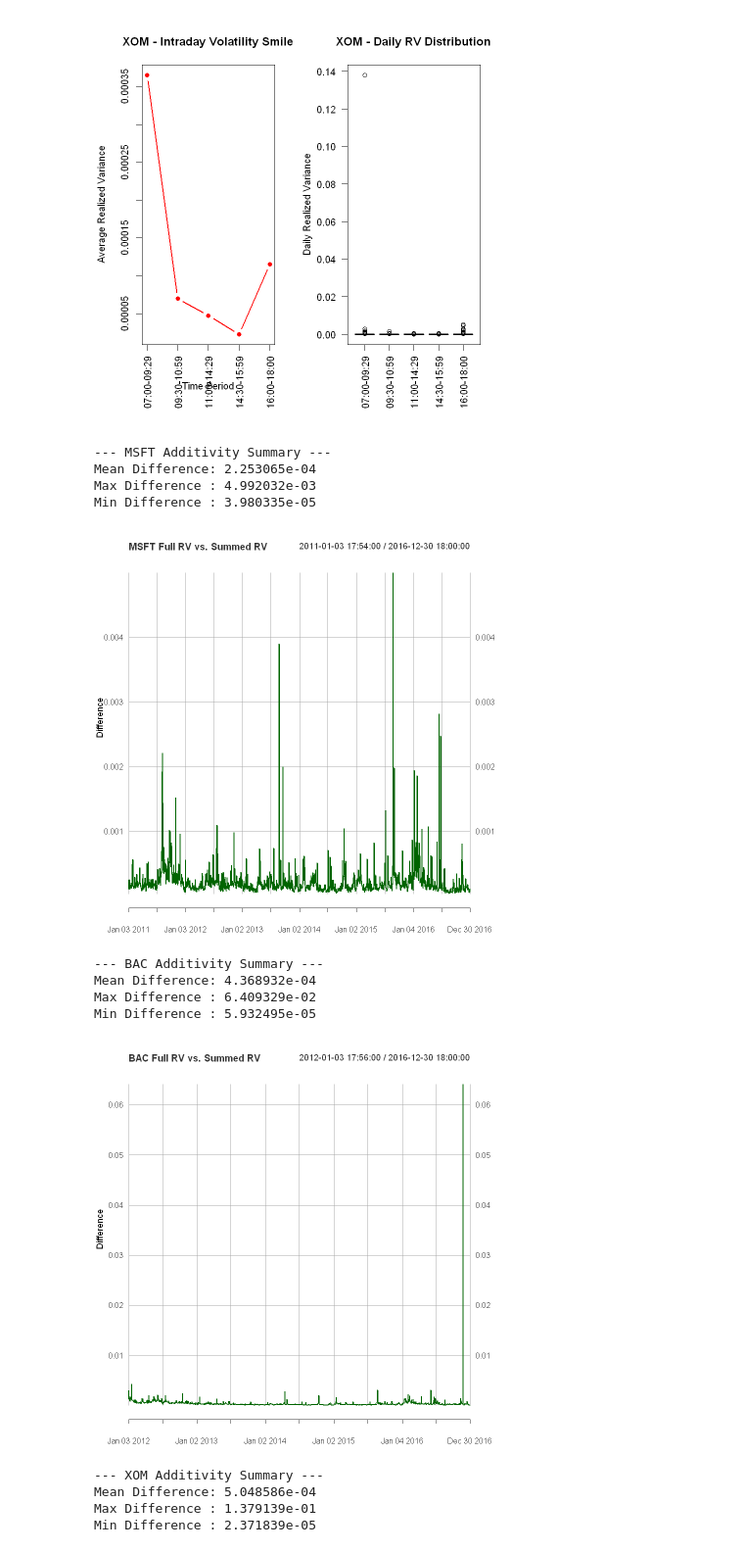
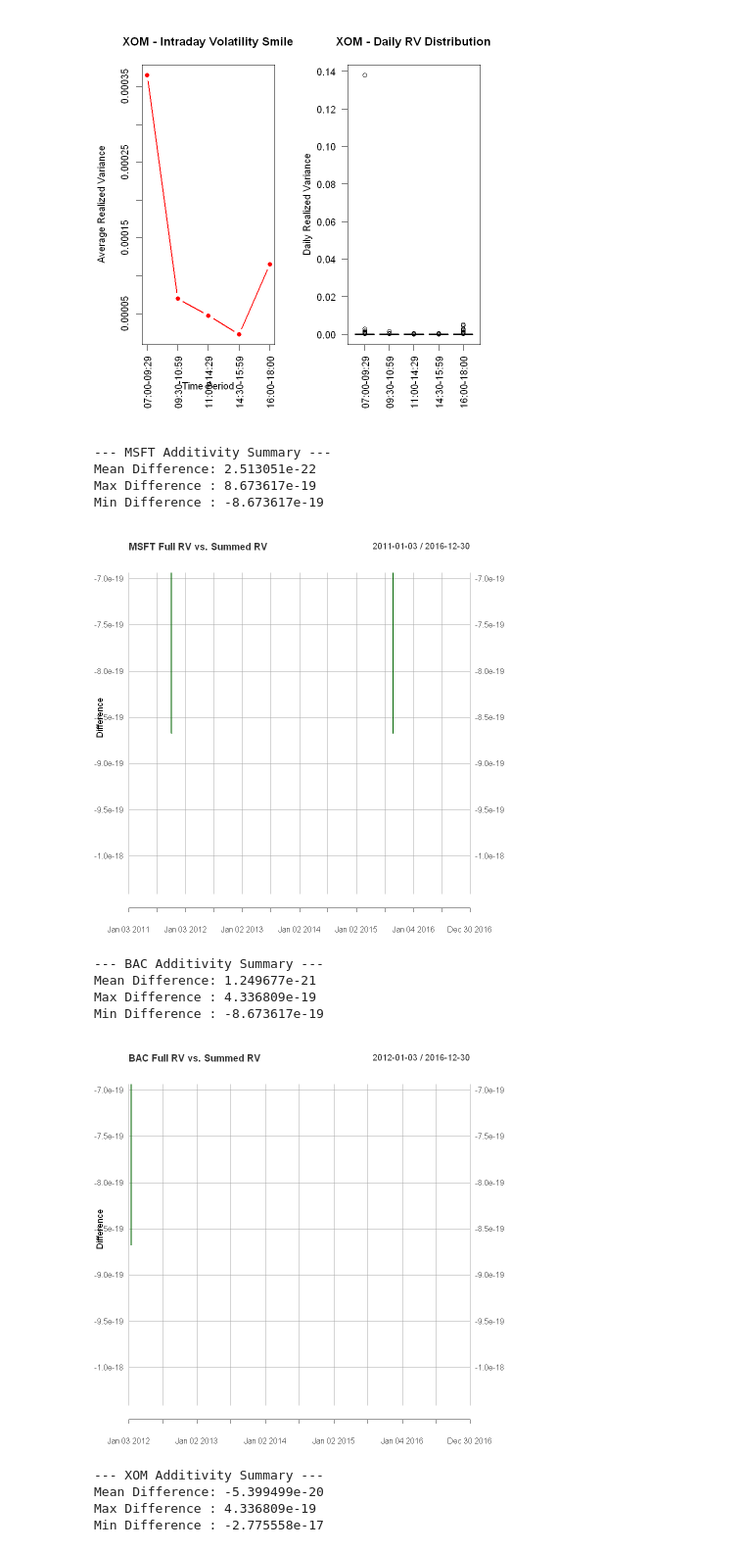
Before and after one commit to ahojdobryden/FiCox, a Jupyter notebook: HA3/HW3.ipynb, the cells around one changed output. Shown at 98% size. Saved outputs shown, nothing was run; the diff lists cells and outputs as text; code cells hidden in the pictures.

```diff
--- a/HA3/HW3.ipynb
+++ b/HA3/HW3.ipynb
@@ -130,23 +128,22 @@ Warning message:
 2011-01-03 07:51:00 22.9700  0.000000000
 # %%
 compare_rv <- function(clean_data, ticker) {
+  rv_from_prices  <- rCov(clean_data[, "Price"],            makeReturns = TRUE)
+  rv_from_returns <- rCov(na.omit(clean_data[, "Returns"]), makeReturns = FALSE)
+  index(rv_from_prices)  <- as.Date(index(rv_from_prices))
+  index(rv_from_returns) <- as.Date(index(rv_from_returns))
 
-  # 1. Calculate the daily Realized Variances using both methods
-  rv_from_prices  <- rCov(clean_data[, "Price"], makeReturns = TRUE)
-  rv_from_returns <- rCov(na.omit(clean_data[, "Returns"]), makeReturns = FALSE)
-
-  # 2. Calculate the difference (Prices method minus Returns method)
   rv_diff <- rv_from_prices - rv_from_returns
 
-  # 3. Calculate the summary statistics of those differences
-  min_diff <- min(rv_diff, na.rm = TRUE)
-  max_diff <- max(rv_diff, na.rm = TRUE)
-  avg_diff <- mean(rv_diff, na.rm = TRUE)
+  cat(sprintf("\n--- %s RV Differences (Prices Method vs Returns Method) ---\n", ticker))
+  cat(sprintf("Minimum Difference : %f\n", min(rv_diff,  na.rm = TRUE)))
+  cat(sprintf("Maximum Difference : %f\n", max(rv_diff,  na.rm = TRUE)))
+  cat(sprintf("Average Difference : %f\n", mean(rv_diff, na.rm = TRUE)))
 
-  # 4. Print the formatted results
-  cat(sprintf("\n--- %s RV Differences (Prices Method vs Returns Method) ---\n", ticker))
-  cat(sprintf("Minimum Difference : %f\n", min_diff))
-  cat(sprintf("Maximum Difference : %f\n", max_diff))
-  cat(sprintf("Average Difference : %f\n", avg_diff))
+  return(list(
+    rv_prices  = rv_from_prices,
+    rv_returns = rv_from_returns,
+    rv_diff    = rv_diff
+  ))
 }
 # %%
@@ -295,21 +279,20 @@ compare_rv_additivity <- function(clean_data, ticker) {
 }
 # %%
-# Run for your datasets
-compare_rv_additivity(msft_clean, "MSFT")
-compare_rv_additivity(bac_clean,  "BAC")
-compare_rv_additivity(xom_clean,  "XOM")
+additivity_msft <- compare_rv_additivity(msft_clean, "MSFT")
+additivity_bac  <- compare_rv_additivity(bac_clean,  "BAC")
+additivity_xom  <- compare_rv_additivity(xom_clean,  "XOM")
 # %% [output]
 --- MSFT Additivity Summary ---
-Mean Difference: 2.253065e-04
-Max Difference : 4.992032e-03
-Min Difference : 3.980335e-05
+Mean Difference: 2.513051e-22
+Max Difference : 8.673617e-19
+Min Difference : -8.673617e-19
-[figure, old version]
+[figure, new version]
 --- BAC Additivity Summary ---
-Mean Difference: 4.368932e-04
-Max Difference : 6.409329e-02
-Min Difference : 5.932495e-05
+Mean Difference: 1.249677e-21
+Max Difference : 4.336809e-19
+Min Difference : -8.673617e-19
-[figure, old version]
+[figure, new version]
 --- XOM Additivity Summary ---
-Mean Difference: 5.048586e-04
-Max Difference : 1.379139e-01
-Min Difference : 2.371839e-05
+Mean Difference: -5.399499e-20
+Max Difference : 4.336809e-19
+Min Difference : -2.775558e-17
```
Also changed, not shown: parts of 16 cells of this notebook.
